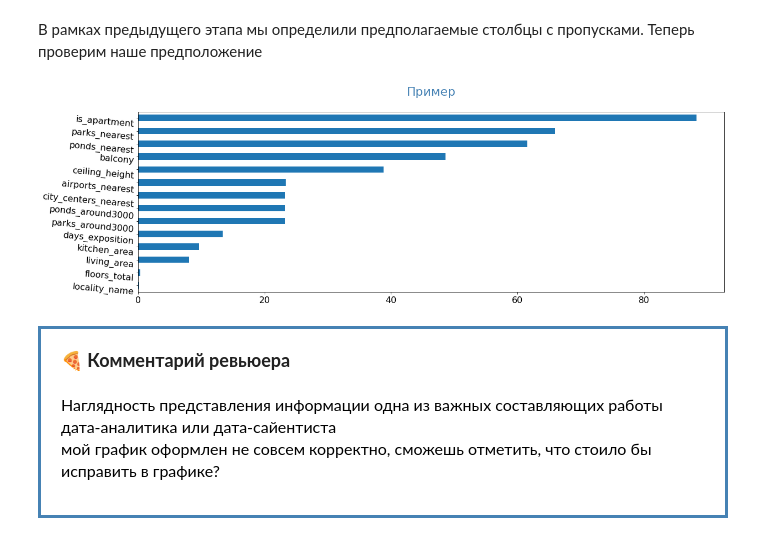
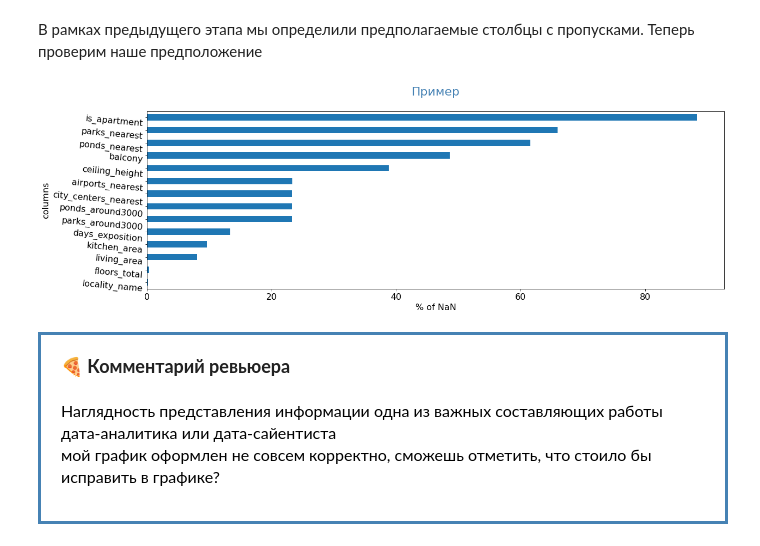
Before and after one commit to DmitrijUsachev/Sprint3, a Jupyter notebook: sprint_3_project.ipynb, the cells around one changed output. Drawn from its saved outputs; the diff is of its cells as text; code cells hidden in the pictures.

```diff
--- a/sprint_3_project.ipynb
+++ b/sprint_3_project.ipynb
@@ -107,9 +109,16 @@ import math as mt
     <font size="3", color = "black">
 <br />Молодец, что делишь блоки загрузки библиотек и датасета, в случае необходимости добавления новых библиотек не придется загружать весь датасет заново и перезапускать проект целиком
 # %%
-# data = pd.read_csv('datasets/real_estate_data.csv', sep = '\t') #Создаем датафрейм из csv
+pth1 = 'datasets/real_estate_data.csv'
+pth2 = 'https://code.s3.yandex.net/datasets/real_estate_data.csv'
 
-data = pd.read_csv('/datasets/real_estate_data.csv', sep='\t')
+try:
+
+    data = pd.read_csv(pth1, sep='\t')
+
+except OSError as e:
+
+    data = pd.read_csv(pth2, sep='\t')
 # %% [markdown]
 <div class="alert alert-danger">
 <font size="4"><b>❌ Комментарий ревьюера</b></font>
@@ -298,9 +287,12 @@ def pass_value_barh(df):
     except:
         print('пропусков не осталось :) или произошла ошибка в первой части функции ')
 # %%
-pass_value_barh(data)
+bar_plot = pass_value_barh(data)
+plt.xlabel('% of NaN', fontsize = 16)
+plt.ylabel('columns', fontsize = 16)
+plt.show()
 # %% [output]
-[figure, old version]
+[figure, new version]
 # %% [markdown]
 <div style="border:solid steelblue 3px; padding: 20px">
 <font size="4">🍕<b> Комментарий ревьюера</b></font>
```
Also changed, not shown: parts of 240 cells of this notebook.
